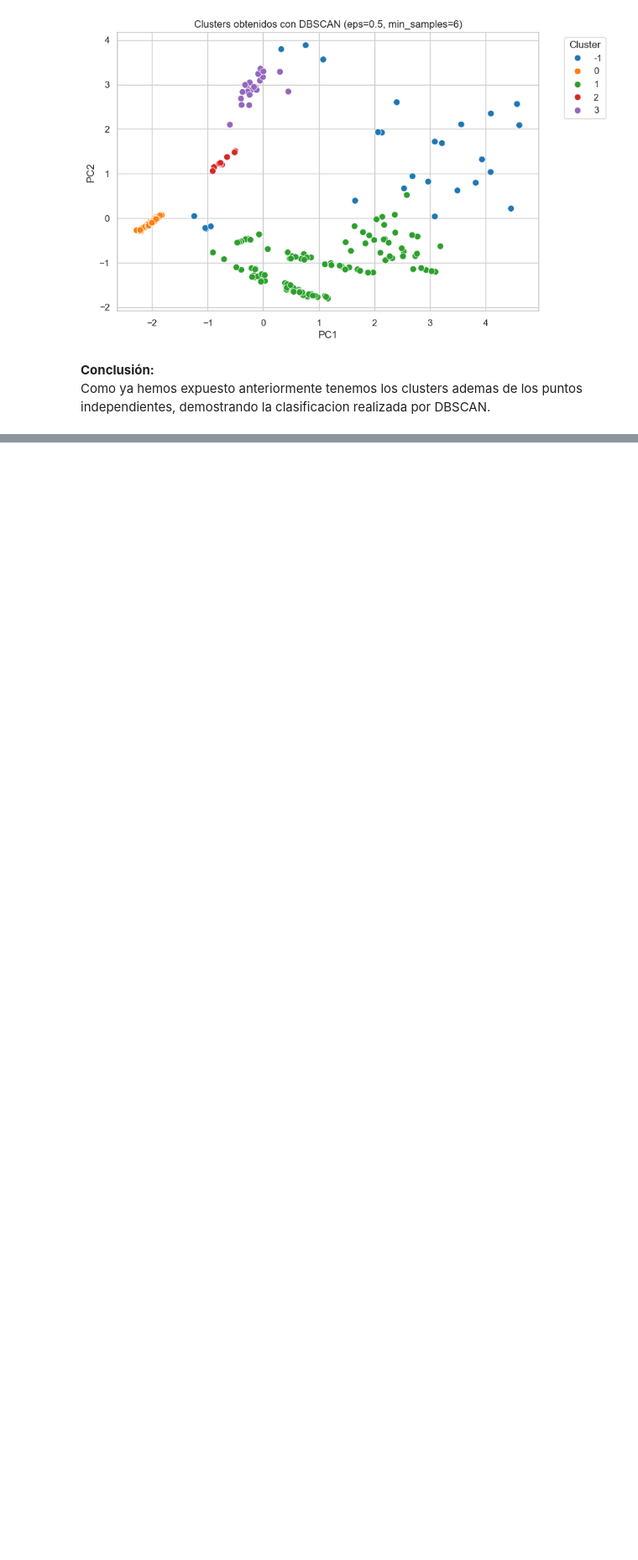
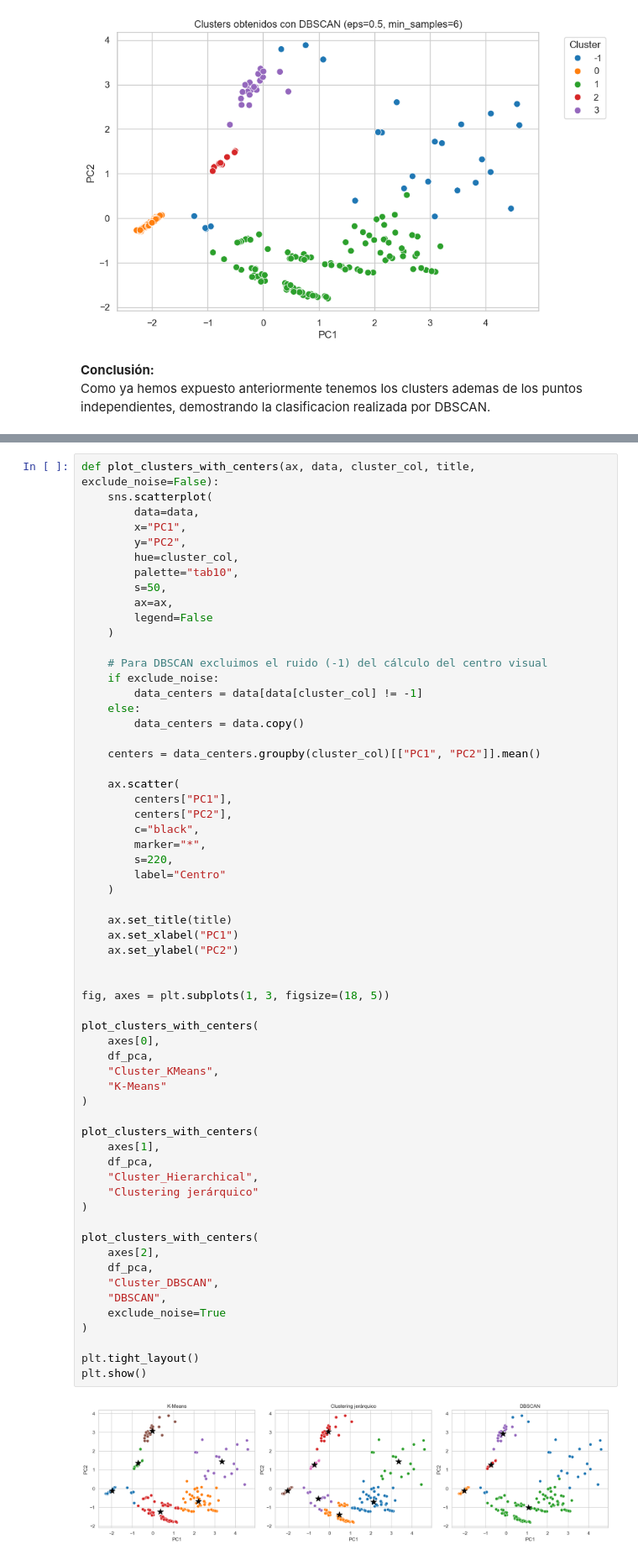
Before and after one commit to DiegoVa6/Grupo05_Practica2, a Jupyter notebook: practica2_estrellas.ipynb, the cells around one changed output, grey strips where cells are left out. Shown at 84% size. Saved outputs shown, nothing was run; the diff lists cells and outputs as text; blank space fills up the shorter version.

Commit message:
chosen model & pipeline + cluster caraterization

```diff
--- a/practica2_estrellas.ipynb
+++ b/practica2_estrellas.ipynb
@@ -1048,0 +1100,63 @@ Como ya hemos expuesto anteriormente tenemos los clusters ademas de los puntos i
+# %%
+def plot_clusters_with_centers(ax, data, cluster_col, title, exclude_noise=False):
+    sns.scatterplot(
+        data=data,
+        x="PC1",
+        y="PC2",
+        hue=cluster_col,
+        palette="tab10",
+        s=50,
+        ax=ax,
+        legend=False
+    )
+
+    # Para DBSCAN excluimos el ruido (-1) del cálculo del centro visual
+    if exclude_noise:
+        data_centers = data[data[cluster_col] != -1]
+    else:
+        data_centers = data.copy()
+
+    centers = data_centers.groupby(cluster_col)[["PC1", "PC2"]].mean()
+
+    ax.scatter(
+        centers["PC1"],
+        centers["PC2"],
+        c="black",
+        marker="*",
+        s=220,
+        label="Centro"
+    )
+
+    ax.set_title(title)
+    ax.set_xlabel("PC1")
+    ax.set_ylabel("PC2")
+
+
+fig, axes = plt.subplots(1, 3, figsize=(18, 5))
+
+plot_clusters_with_centers(
+    axes[0],
+    df_pca,
+    "Cluster_KMeans",
+    "K-Means"
+)
+
+plot_clusters_with_centers(
+    axes[1],
+    df_pca,
+    "Cluster_Hierarchical",
+    "Clustering jerárquico"
+)
+
+plot_clusters_with_centers(
+    axes[2],
+    df_pca,
+    "Cluster_DBSCAN",
+    "DBSCAN",
+    exclude_noise=True
+)
+
+plt.tight_layout()
+plt.show()
+# %% [output]
+[figure, added]
```
Also changed, not shown: parts of 17 cells of this notebook.
